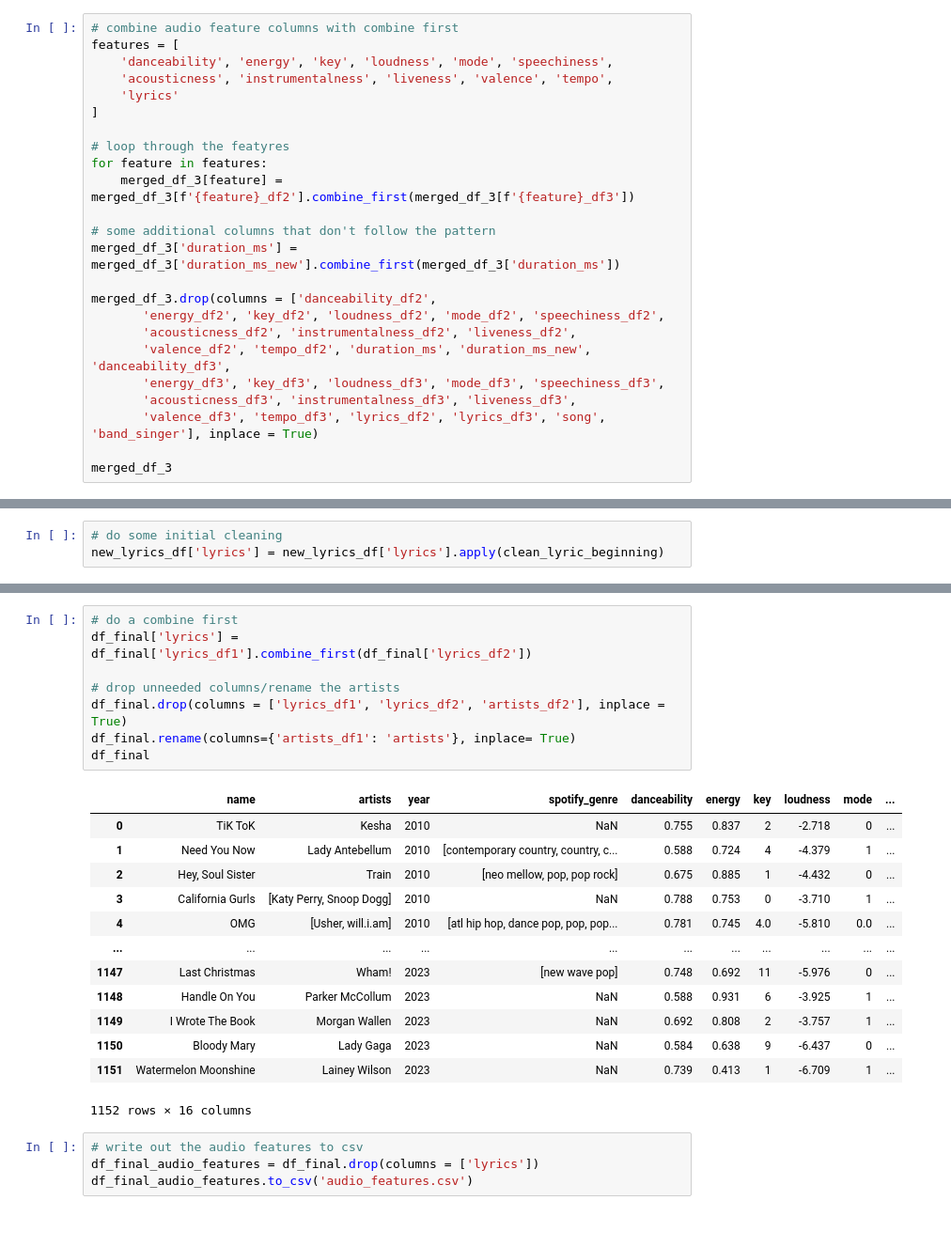
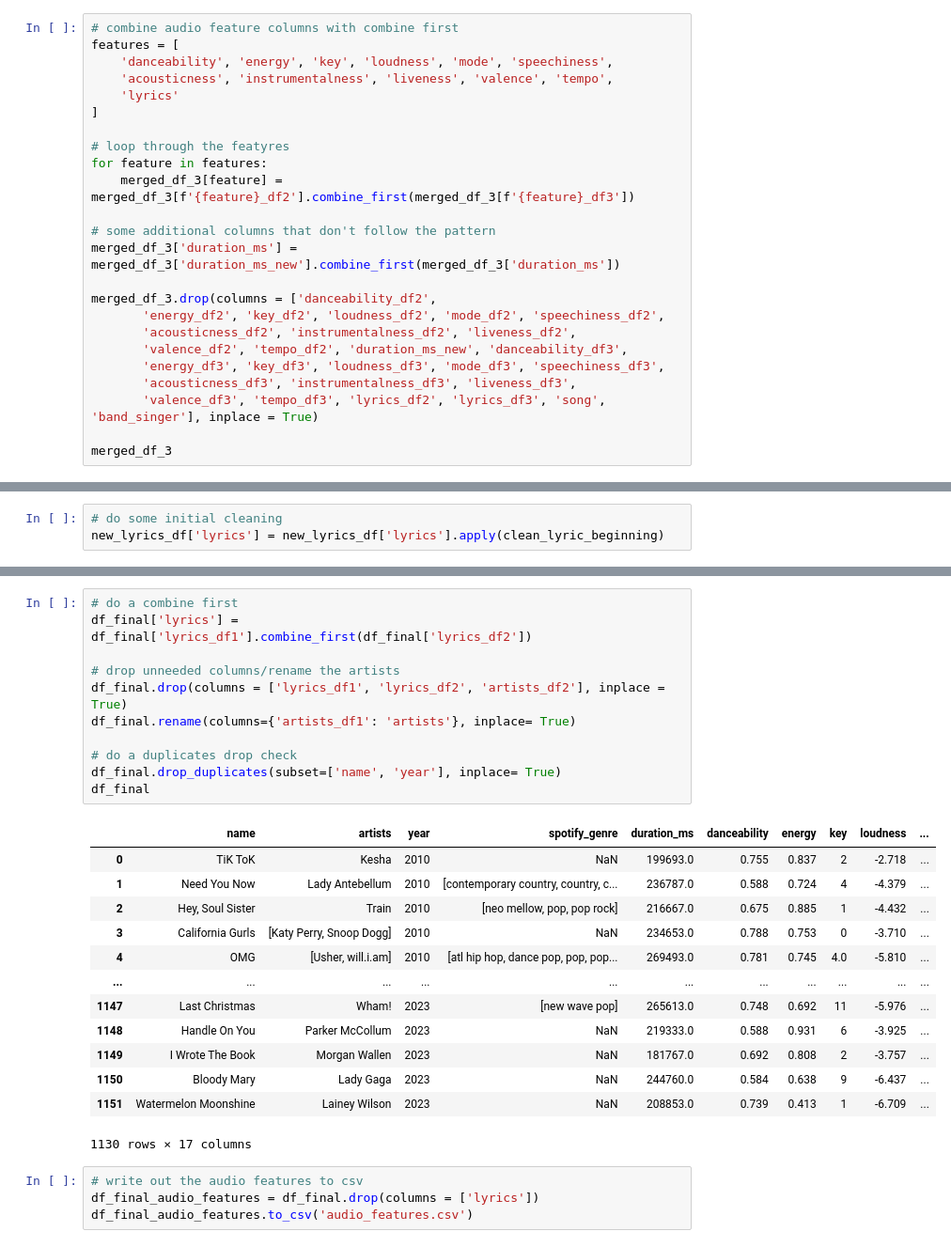
Before and after one commit to cjyu98/2010s_songs_trend_analysis, a Jupyter notebook: data/data_collection.ipynb, the cells around one changed output, grey strips where cells are left out. Shown at 94% size. Drawn from its saved outputs; the diff is of its cells as text.

```diff
--- a/data/data_collection.ipynb
+++ b/data/data_collection.ipynb
@@ -254,7 +253,7 @@ merged_df_3['duration_ms'] = merged_df_3['duration_ms_new'].combine_first(merged
 merged_df_3.drop(columns = ['danceability_df2',
        'energy_df2', 'key_df2', 'loudness_df2', 'mode_df2', 'speechiness_df2',
        'acousticness_df2', 'instrumentalness_df2', 'liveness_df2',
-       'valence_df2', 'tempo_df2', 'duration_ms', 'duration_ms_new', 'danceability_df3',
+       'valence_df2', 'tempo_df2', 'duration_ms_new', 'danceability_df3',
        'energy_df3', 'key_df3', 'loudness_df3', 'mode_df3', 'speechiness_df3',
        'acousticness_df3', 'instrumentalness_df3', 'liveness_df3',
        'valence_df3', 'tempo_df3', 'lyrics_df2', 'lyrics_df3', 'song', 'band_singer'], inplace = True)
@@ -427,25 +426,28 @@ df_final
 # %%
 # do a combine first
 df_final['lyrics'] = df_final['lyrics_df1'].combine_first(df_final['lyrics_df2'])
 
 # drop unneeded columns/rename the artists
 df_final.drop(columns = ['lyrics_df1', 'lyrics_df2', 'artists_df2'], inplace = True)
 df_final.rename(columns={'artists_df1': 'artists'}, inplace= True)
+
+# do a duplicates drop check
+df_final.drop_duplicates(subset=['name', 'year'], inplace= True)
 df_final
 # %% [output]
-|  | name | artists | year | spotify_genre | danceability | energy | key | loudness | mode | ... |
-| 0 | TiK ToK | Kesha | 2010 | NaN | 0.755 | 0.837 | 2 | -2.718 | 0 | ... |
-| 1 | Need You Now | Lady Antebellum | 2010 | [contemporary country, country, c... | 0.588 | 0.724 | 4 | -4.379 | 1 | ... |
-| 2 | Hey, Soul Sister | Train | 2010 | [neo mellow, pop, pop rock] | 0.675 | 0.885 | 1 | -4.432 | 0 | ... |
-| 3 | California Gurls | [Katy Perry, Snoop Dogg] | 2010 | NaN | 0.788 | 0.753 | 0 | -3.710 | 1 | ... |
-| 4 | OMG | [Usher, will.i.am] | 2010 | [atl hip hop, dance pop, pop, pop... | 0.781 | 0.745 | 4.0 | -5.810 | 0.0 | ... |
+|  | name | artists | year | spotify_genre | duration_ms | danceability | energy | key | loudness | ... |
+| 0 | TiK ToK | Kesha | 2010 | NaN | 199693.0 | 0.755 | 0.837 | 2 | -2.718 | ... |
+| 1 | Need You Now | Lady Antebellum | 2010 | [contemporary country, country, c... | 236787.0 | 0.588 | 0.724 | 4 | -4.379 | ... |
+| 2 | Hey, Soul Sister | Train | 2010 | [neo mellow, pop, pop rock] | 216667.0 | 0.675 | 0.885 | 1 | -4.432 | ... |
+| 3 | California Gurls | [Katy Perry, Snoop Dogg] | 2010 | NaN | 234653.0 | 0.788 | 0.753 | 0 | -3.710 | ... |
+| 4 | OMG | [Usher, will.i.am] | 2010 | [atl hip hop, dance pop, pop, pop... | 269493.0 | 0.781 | 0.745 | 4.0 | -5.810 | ... |
 | ... | ... | ... | ... | ... | ... | ... | ... | ... | ... | ... |
-| 1147 | Last Christmas | Wham! | 2023 | [new wave pop] | 0.748 | 0.692 | 11 | -5.976 | 0 | ... |
-| 1148 | Handle On You | Parker McCollum | 2023 | NaN | 0.588 | 0.931 | 6 | -3.925 | 1 | ... |
-| 1149 | I Wrote The Book | Morgan Wallen | 2023 | NaN | 0.692 | 0.808 | 2 | -3.757 | 1 | ... |
-| 1150 | Bloody Mary | Lady Gaga | 2023 | NaN | 0.584 | 0.638 | 9 | -6.437 | 0 | ... |
-| 1151 | Watermelon Moonshine | Lainey Wilson | 2023 | NaN | 0.739 | 0.413 | 1 | -6.709 | 1 | ... |
+| 1147 | Last Christmas | Wham! | 2023 | [new wave pop] | 265613.0 | 0.748 | 0.692 | 11 | -5.976 | ... |
+| 1148 | Handle On You | Parker McCollum | 2023 | NaN | 219333.0 | 0.588 | 0.931 | 6 | -3.925 | ... |
+| 1149 | I Wrote The Book | Morgan Wallen | 2023 | NaN | 181767.0 | 0.692 | 0.808 | 2 | -3.757 | ... |
+| 1150 | Bloody Mary | Lady Gaga | 2023 | NaN | 244760.0 | 0.584 | 0.638 | 9 | -6.437 | ... |
+| 1151 | Watermelon Moonshine | Lainey Wilson | 2023 | NaN | 208853.0 | 0.739 | 0.413 | 1 | -6.709 | ... |
-1152 rows × 16 columns
+1130 rows × 17 columns
 # %%
 # write out the audio features to csv
 df_final_audio_features = df_final.drop(columns = ['lyrics'])
```
Also changed, not shown: parts of 5 cells of this notebook, 2 other files.
